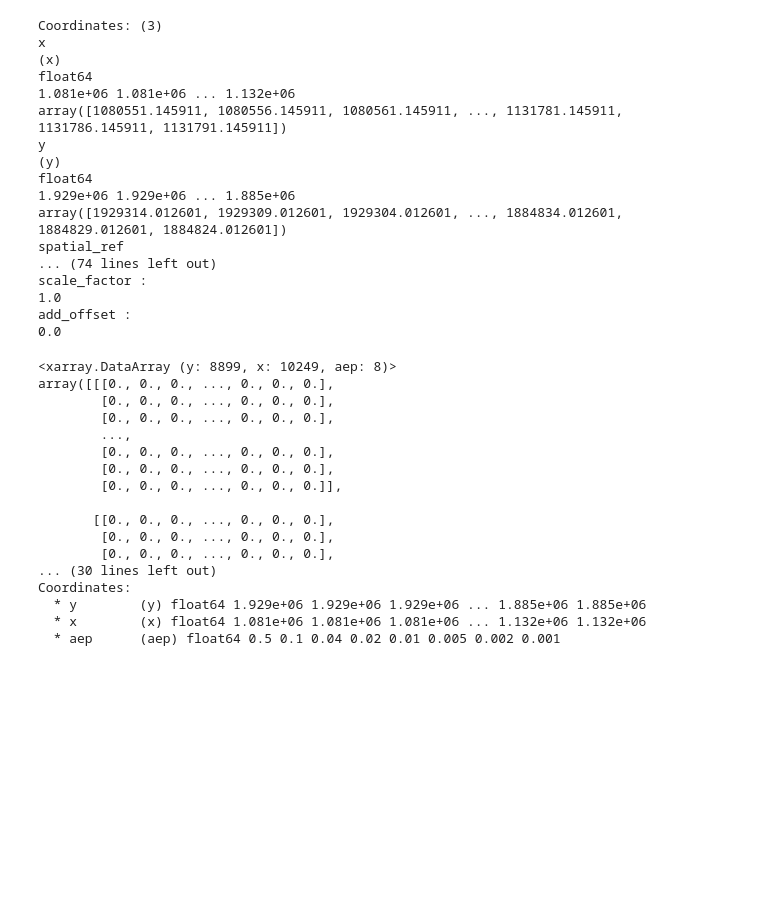
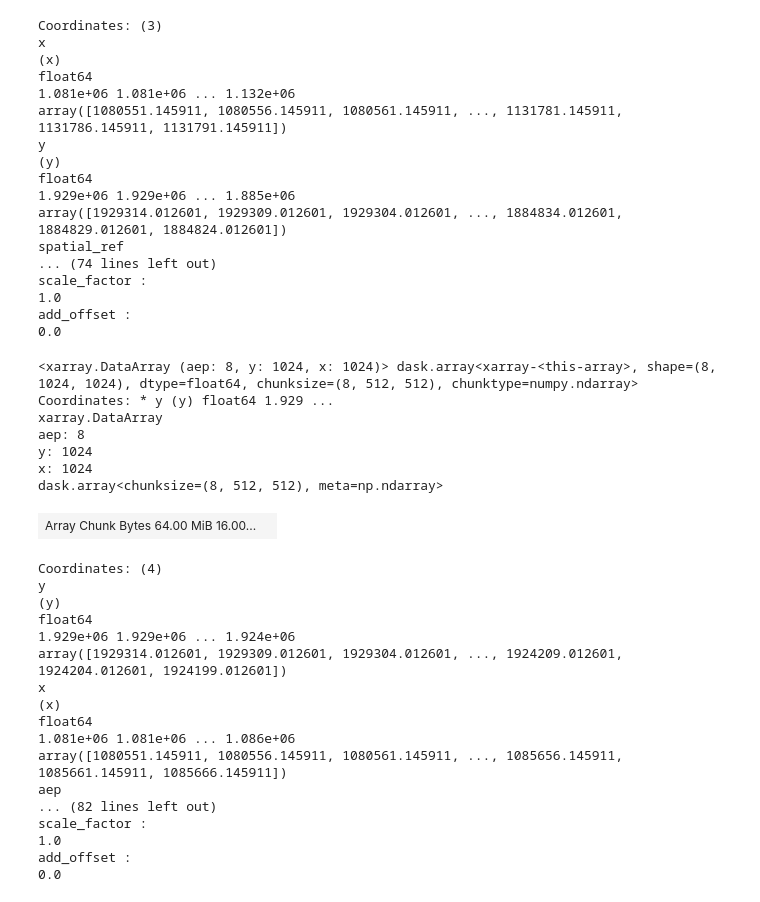
Before and after one commit to arc-pts/ffrd-grid-concept, a Jupyter notebook: 05-interpolate.ipynb, the cells around one changed output. Cells and saved outputs as stored; diff of their text form; code cells hidden in the pictures; blank space fills up the shorter version.

```diff
--- a/05-interpolate.ipynb
+++ b/05-interpolate.ipynb
@@ -52,0 +50,3 @@ wsel = wsel_ds.wsel.sel(aep=0.01).values
+# %%
+wsel_da = wsel_ds['wsel']
+wsel_da
@@ -77,31 +83,49 @@ scale_factor :
 1.0
 add_offset :
 0.0
-# %%
-da_template = xr.DataArray(np.empty((8899, 10249, 8)), dims=['y', 'x', 'aep'], coords={
-    'y': terrain_da.y,
-    'x': terrain_da.x,
-    'aep': wsel_ds.aep,
-})
-da_template
-# %% [output]
-<xarray.DataArray (y: 8899, x: 10249, aep: 8)>
-array([[[0., 0., 0., ..., 0., 0., 0.],
-        [0., 0., 0., ..., 0., 0., 0.],
-        [0., 0., 0., ..., 0., 0., 0.],
-        ...,
-        [0., 0., 0., ..., 0., 0., 0.],
-        [0., 0., 0., ..., 0., 0., 0.],
-        [0., 0., 0., ..., 0., 0., 0.]],
-
-       [[0., 0., 0., ..., 0., 0., 0.],
-        [0., 0., 0., ..., 0., 0., 0.],
-        [0., 0., 0., ..., 0., 0., 0.],
-... (30 lines left out)
-Coordinates:
-  * y        (y) float64 1.929e+06 1.929e+06 1.929e+06 ... 1.885e+06 1.885e+06
-  * x        (x) float64 1.081e+06 1.081e+06 1.081e+06 ... 1.132e+06 1.132e+06
-  * aep      (aep) float64 0.5 0.1 0.04 0.02 0.01 0.005 0.002 0.001
+# %%
+n_chunks = 2
+chunk_width = 512
+x_start = 0
+y_start = 0
+x_size = chunk_width * n_chunks
+y_size = chunk_width * n_chunks
+x_end = x_start + x_size
+y_end = y_start + y_size
+y_slice = slice(y_start, y_start + chunk_width * n_chunks)
+da_template = xr.DataArray(np.empty((len(wsel_da.aep), y_size, x_size)), dims=['aep', 'y', 'x'],
+                           attrs=terrain_da.attrs, coords={
+    'y': terrain_da.y[x_start:x_end],
+    'x': terrain_da.x[y_start:y_end],
+    'aep': wsel_ds.aep,
+    'spatial_ref': terrain_da.spatial_ref,
+}).chunk({'x': chunk_width,'y': chunk_width,  'aep': len(wsel_ds.aep)})
+da_template
+# %% [output]
+<xarray.DataArray (aep: 8, y: 1024, x: 1024)> dask.array<xarray-<this-array>, shape=(8, 1024, 1024), dtype=float64, chunksize=(8, 512, 512), chunktype=numpy.ndarray> Coordinates: * y (y) float64 1.929 ...
+xarray.DataArray
+aep: 8
+y: 1024
+x: 1024
+dask.array<chunksize=(8, 512, 512), meta=np.ndarray>
+| Array Chunk Bytes 64.00 MiB 16.00... |  |
+Coordinates: (4)
+y
+(y)
+float64
+1.929e+06 1.929e+06 ... 1.924e+06
+array([1929314.012601, 1929309.012601, 1929304.012601, ..., 1924209.012601, 1924204.012601, 1924199.012601])
+x
+(x)
+float64
+1.081e+06 1.081e+06 ... 1.086e+06
+array([1080551.145911, 1080556.145911, 1080561.145911, ..., 1085656.145911, 1085661.145911, 1085666.145911])
+aep
+... (82 lines left out)
+scale_factor :
+1.0
+add_offset :
+0.0
 # %%
 from sklearn.neighbors import KDTree
 
```
Also changed, not shown: parts of 16 cells of this notebook, 1 other file.
